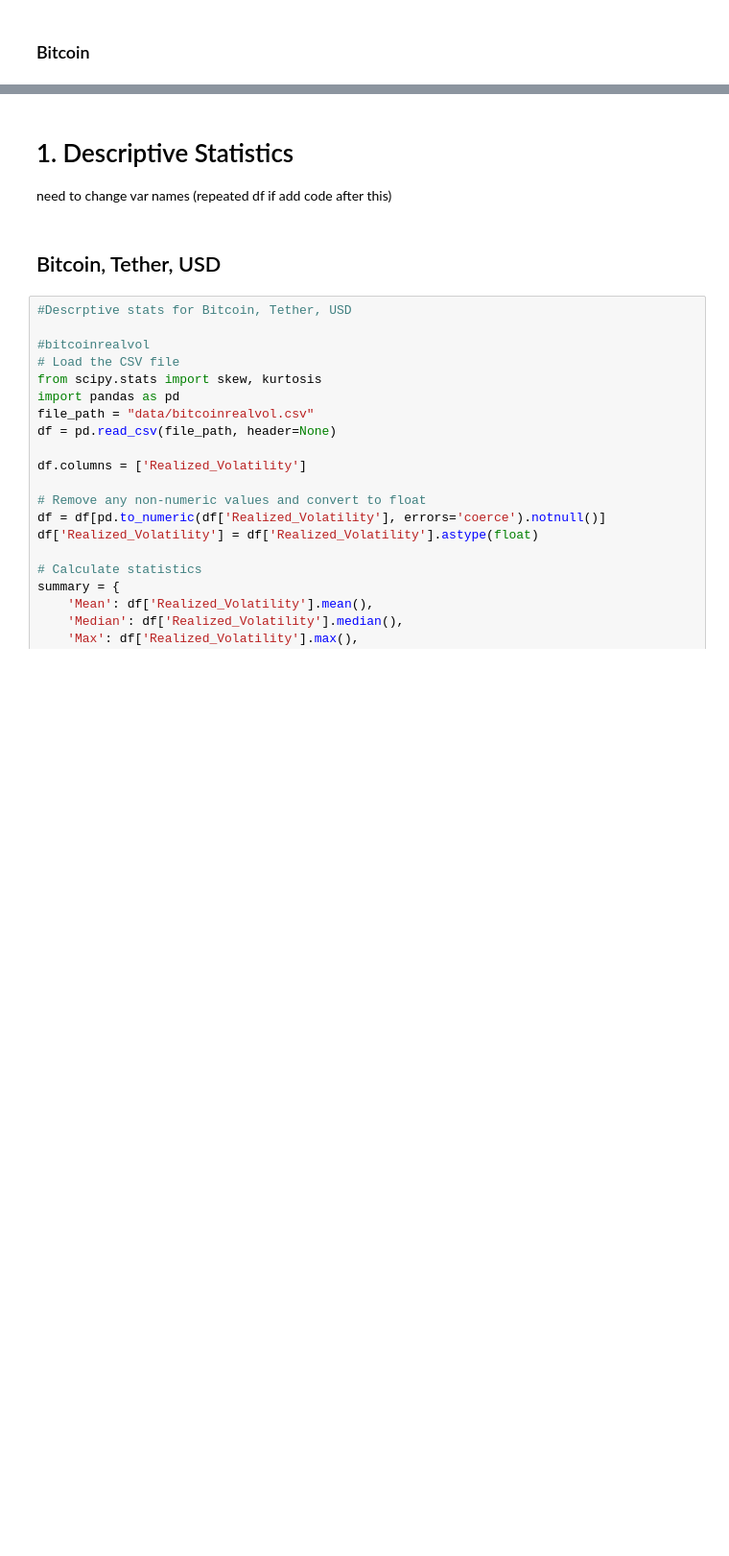
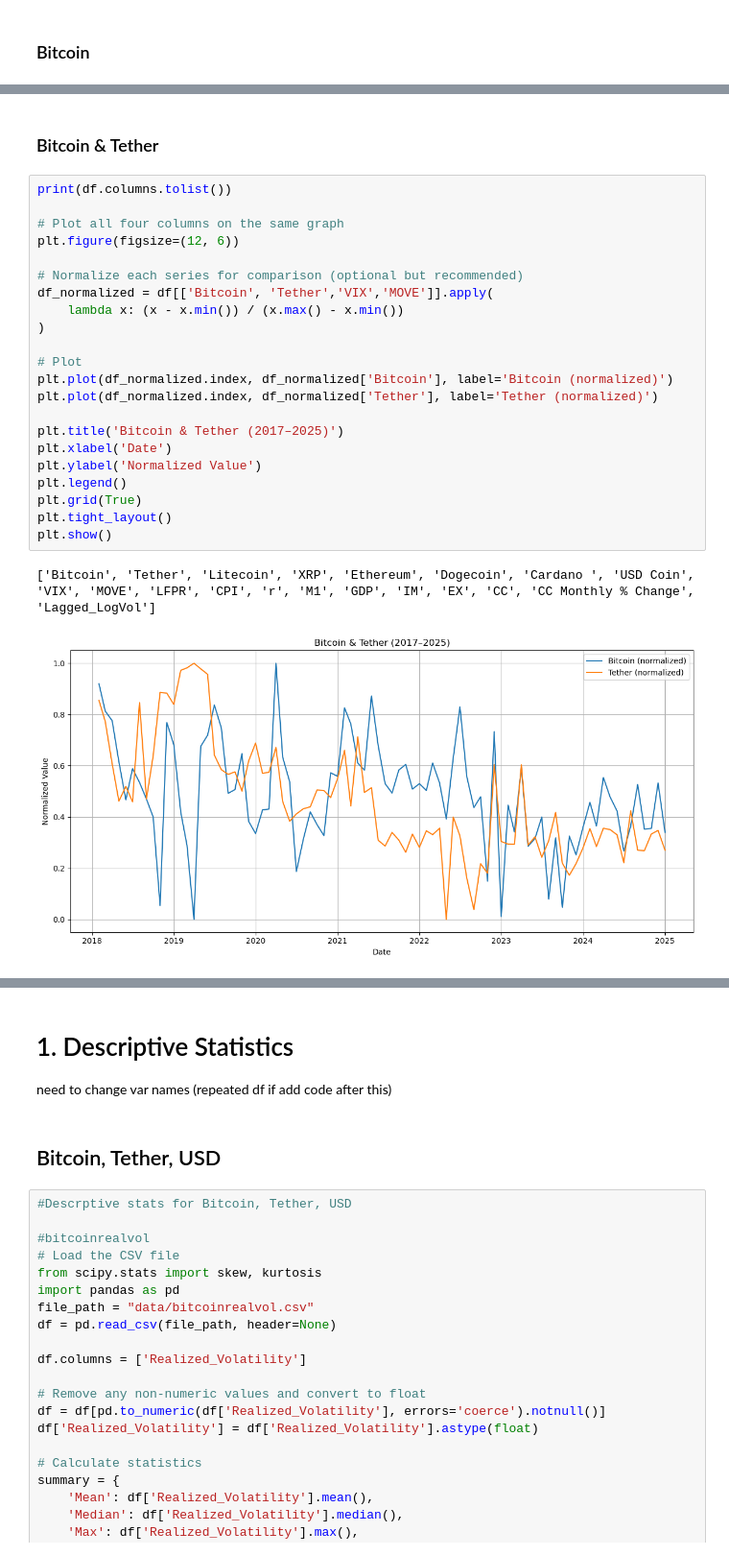
Before and after one commit to tianyishen701/CryptoMacroecon-Prediction-CSUREMM, a Jupyter notebook: CSUREMM_Project_Code.ipynb, the cells around one changed output, grey strips where cells are left out. Shown at 96% size. Cells and saved outputs as stored; diff of their text form; blank space fills up the shorter version.

```diff
--- a/CSUREMM_Project_Code.ipynb
+++ b/CSUREMM_Project_Code.ipynb
@@ -232,0 +244,27 @@ plt.show()
+# %% [markdown]
+### Bitcoin & Tether
+# %%
+print(df.columns.tolist())
+
+# Plot all four columns on the same graph
+plt.figure(figsize=(12, 6))
+
+# Normalize each series for comparison (optional but recommended)
+df_normalized = df[['Bitcoin', 'Tether','VIX','MOVE']].apply(
+    lambda x: (x - x.min()) / (x.max() - x.min())
+)
+
+# Plot
+plt.plot(df_normalized.index, df_normalized['Bitcoin'], label='Bitcoin (normalized)')
+plt.plot(df_normalized.index, df_normalized['Tether'], label='Tether (normalized)')
+
+plt.title('Bitcoin & Tether (2017–2025)')
+plt.xlabel('Date')
+plt.ylabel('Normalized Value')
+plt.legend()
+plt.grid(True)
+plt.tight_layout()
+plt.show()
+# %% [output]
+['Bitcoin', 'Tether', 'Litecoin', 'XRP', 'Ethereum', 'Dogecoin', 'Cardano ', 'USD Coin', 'VIX', 'MOVE', 'LFPR', 'CPI', 'r', 'M1', 'GDP', 'IM', 'EX', 'CC', 'CC Monthly % Change', 'Lagged_LogVol']
+[figure, added]
```
Also changed, not shown: parts of 17 cells of this notebook.
